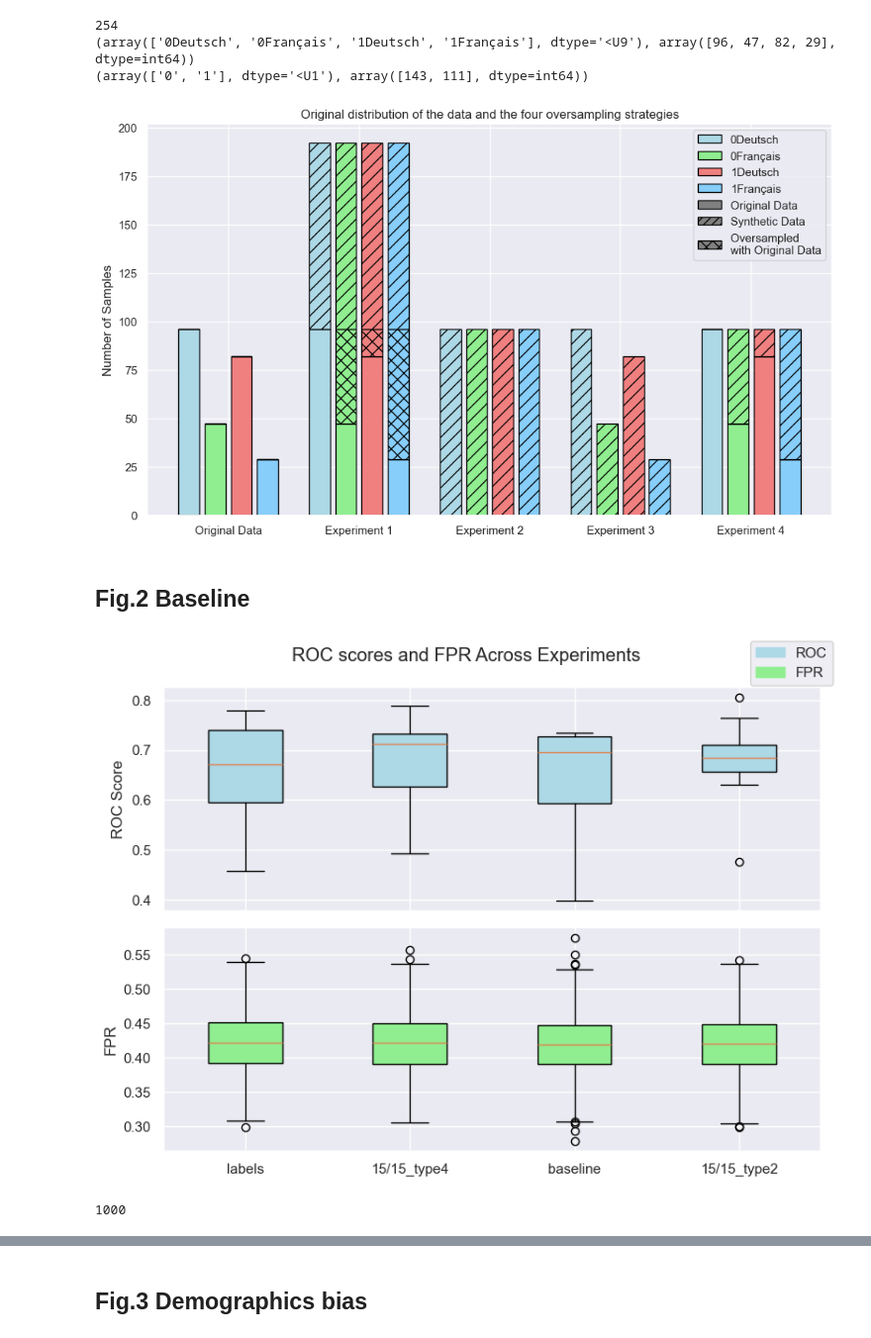
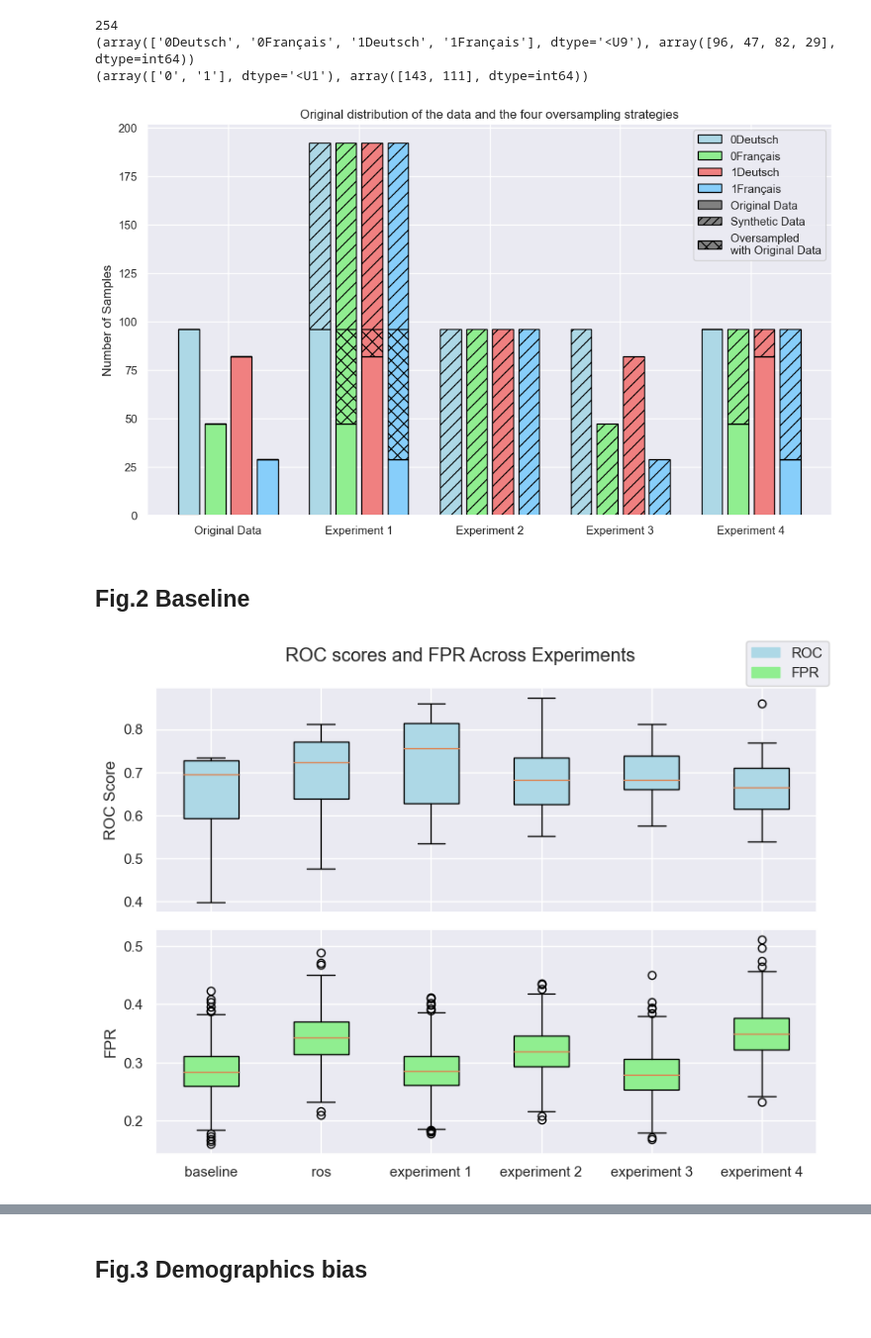
Before and after one commit to CS-433/ml-project-2-losmodelosmatemagicos, a Jupyter notebook: src/results/results_plots.ipynb, the cells around one changed output, grey strips where cells are left out. Shown at 99% size. Cells and saved outputs as stored; diff of their text form; code cells hidden in the pictures.

```diff
--- a/src/results/results_plots.ipynb
+++ b/src/results/results_plots.ipynb
@@ -21,7 +21,7 @@ def load_results(experiment_path):
         results = pickle.load(f)
     return results
 
-def conconate_test_fold(results, nfolds=10):
+def concatenate_test_fold(results, nfolds=10):
     index = []
     y_real = []
     y_pred = []
@@ -113,7 +113,7 @@ def calculate_fpr_tpr_by_demographic(y_real, y_pred, demographics, only_fpr = Fa
 # Get metrics from the pickle file
 # %%
 # absolute path to experiment result folder
-experiment_path = r"C:\Users\david\Documents\GitHub\ml2\experiments\exp1LL1515\equal_balancing_oversampling\label_language\2023_12_20_0"
+experiment_path = r"C:\Users\yanni\Documents\ml_project2\experiments\labels\break_sequence\equal_balancing_oversampling\label_language\2023_12_18_0"
 
 with open(os.path.join(experiment_path, "results\\nonnested_cval_mltsatt_l819.pkl"), 'rb') as f:
     results = pickle.load(f)
@@ -151,5 +151,5 @@ Size Total data after os: 696 (unique index of oversampling check if < 228 > equ
 # %%
-test = conconate_test_fold(results)
+test = concatenate_test_fold(results)
 test.keys()
 # %% [output]
 dict_keys(['index', 'y_real', 'y_pred', 'oversampler_col', 'language'])
@@ -280,7 +280,7 @@ plt.tight_layout()
 plt.savefig('Oversampling_distribution.png', dpi=600)
 plt.show()
 # %% [output]
-[figure, old version]
+[figure, new version]
 # %% [markdown]
 ## Fig.2 Baseline
 # %%
@@ -321,17 +314,23 @@ experiments = {
+# %%
+experiments = {
+    "baseline": r"C:\Users\yanni\Documents\ml_project2\experiments\baseline\break_sequence\equal_balancing_oversampling\label_language\2023_12_18_0",
+    "ros": r"C:\Users\yanni\Documents\ml_project2\experiments\label_label\equal_balancing_oversampling\label\2023_12_20_0",
+    "experiment 1": r"C:\Users\yanni\Documents\ml_project2\experiments\exp1L1515\equal_balancing_oversampling\label\2023_12_20_0",
+    "experiment 2": r"C:\Users\yanni\Documents\ml_project2\experiments\exp2L1515\equal_balancing_oversampling\label\2023_12_20_0",
+    "experiment 3": r"C:\Users\yanni\Documents\ml_project2\experiments\exp3L1515\equal_balancing_oversampling\label\2023_12_20_0",
+    "experiment 4": r"C:\Users\yanni\Documents\ml_project2\experiments\exp4L1515\equal_balancing_oversampling\label\2023_12_20_0"
+}
 # %%
 # New version with bootstrap for calculating FPR
 
 metrics = {}
 for name, path in experiments.items():
     results = load_results(path)
+    test = concatenate_test_fold(results)
     metrics[name] = {} # Initialize an empty dictionary
     metrics[name]["roc"], _  = get_roc_fp(results)
     metrics[name]["fpr"] = bootstrap_fpr(test["y_real"], test["y_pred"], only_fpr=True)
 
 plot_box_plots(metrics, ["roc", "fpr"], 'ROC scores and FPR Across Experiments', ['ROC Score', 'FPR'], ["lightblue", "lightgreen"])#,file_name='ROC scores and FPR Across Experiments.png')
 # %% [output]
-[figure, old version]
+[figure, new version]
-# %%
-len(metrics["15/15_type4"]["fpr"])
-# %% [output]
-1000
```
Also changed, not shown: parts of 13 cells of this notebook, 3 other files.
